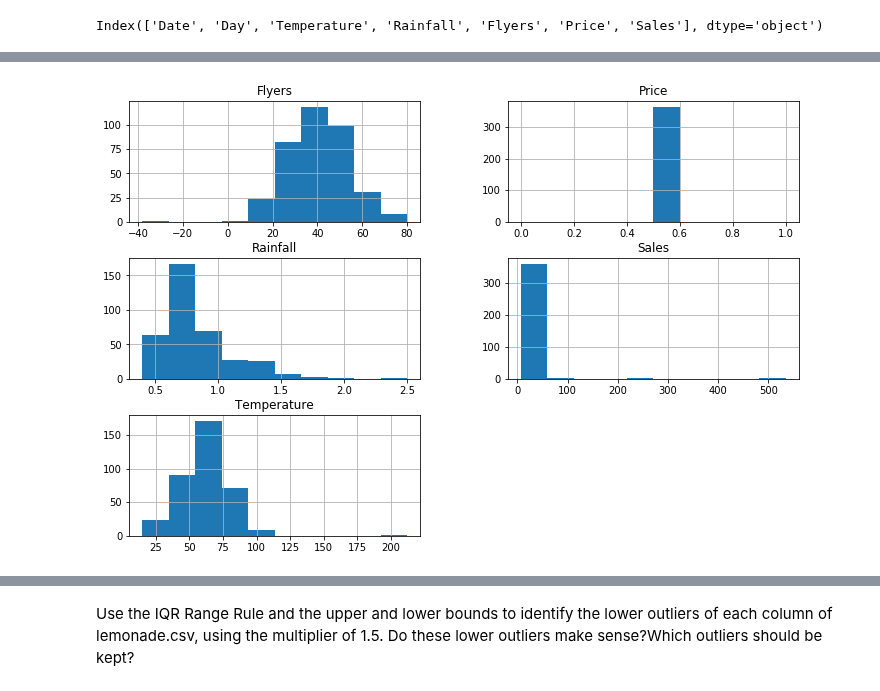
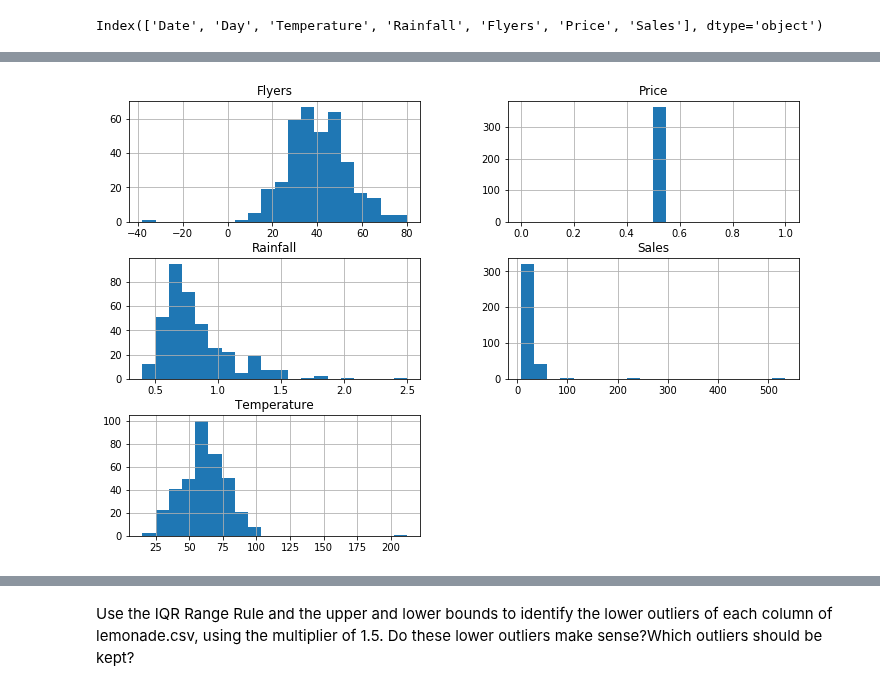
Before and after one commit to cari-holmes/ds-methodologies-exercises, a Jupyter notebook: anomaly_detection/continuous_probabilistic_methods.ipynb, the cells around one changed output, grey strips where cells are left out. Saved outputs shown, nothing was run; the diff lists cells and outputs as text; code cells hidden in the pictures.

```diff
--- a/anomaly_detection/continuous_probabilistic_methods.ipynb
+++ b/anomaly_detection/continuous_probabilistic_methods.ipynb
@@ -91,5 +100,5 @@ sns.scatterplot(data=df, x='Flyers', y="Sales")
 # %%
-df.hist(figsize=(12,8))
+df.hist(figsize=(12,8), bins=20)
 plt.show()
 # %% [output]
-[figure, old version]
+[figure, new version]
```
Also changed, not shown: parts of 40 cells of this notebook.
